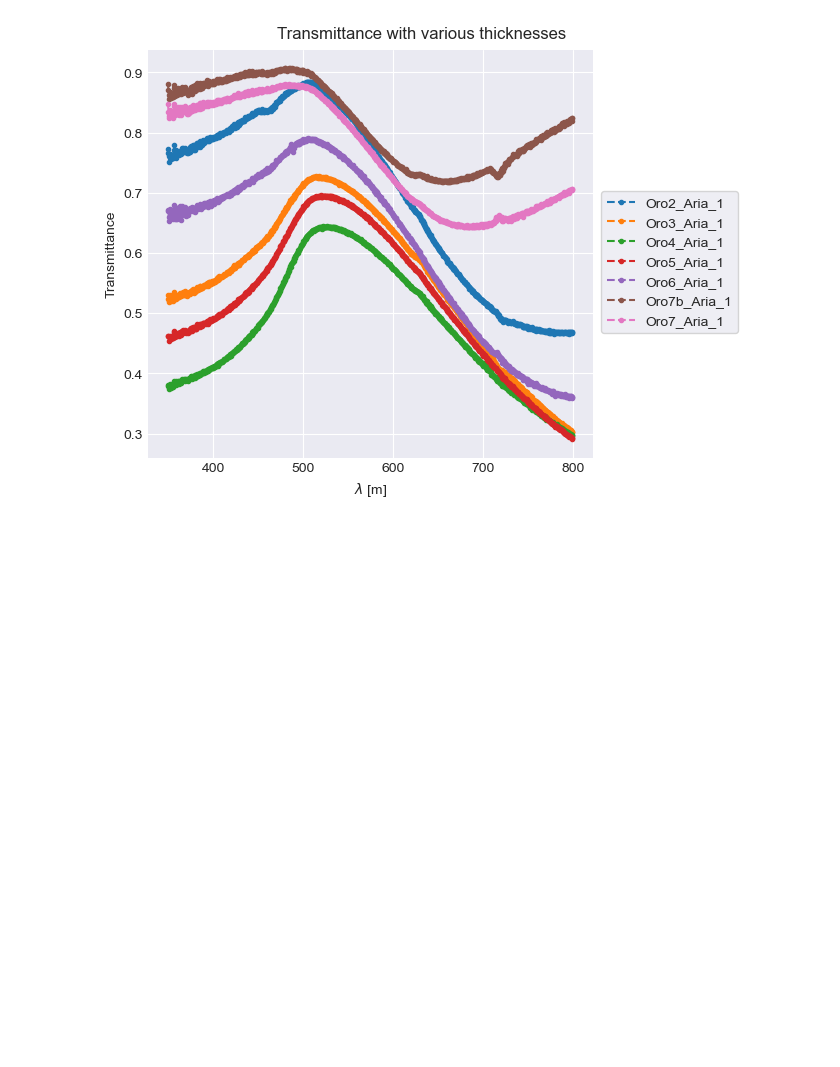
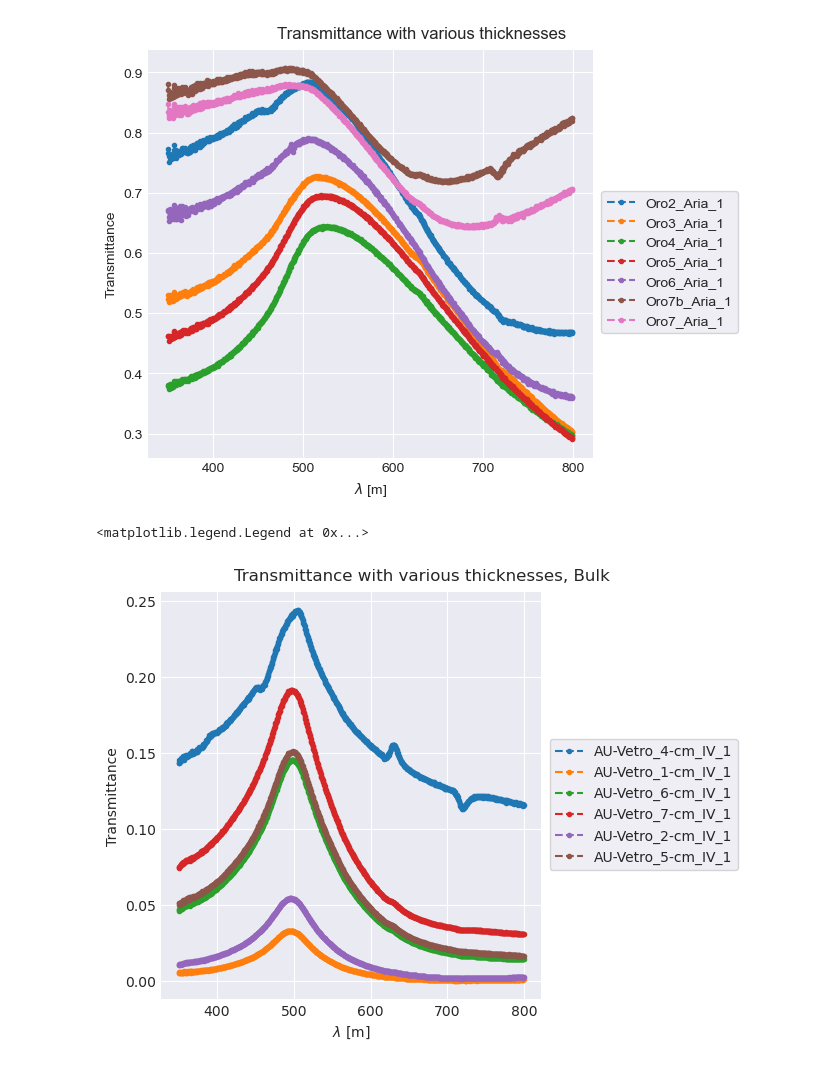
Before and after one commit to RandDouble/lab_mat, a Jupyter notebook: Spettrofotometro_Trans.ipynb, the cells around one changed output. Saved outputs shown, nothing was run; the diff lists cells and outputs as text; code cells hidden in the pictures; blank space fills up the shorter version.

```diff
--- a/Spettrofotometro_Trans.ipynb
+++ b/Spettrofotometro_Trans.ipynb
@@ -158,3 +158,31 @@ fig.legend(loc="outside right", frameon=True)
 # %% [output]
 <matplotlib.legend.Legend at 0x...>
 [figure]
+# %%
+import matplotlib.pyplot as plt
+from pathlib import Path
+import pandas as pd
+
+plt.style.use("seaborn-v0_8-darkgrid")
+
+bulk = []
+
+for file in Path("data/12-05_spettrofotometro/ELAB/").iterdir():
+    if file.match("AU*"):
+        bulk.append([pd.read_csv(file), file])
+
+fig, ax = plt.subplots(layout="constrained")
+
+for df in bulk:
+    name = df[1].stem
+    data = df[0]
+    data = data[data["lambda"]<800e-9]
+    ax.plot( data["lambda"]*1e9, data["polished"],".--", label=str(name))
+
+ax.set_xlabel("$\\lambda$ [m]")
+ax.set_ylabel("Transmittance")
+fig.suptitle("Transmittance with various thicknesses, Bulk")
+fig.legend(loc="outside right", frameon=True)
+# %% [output]
+<matplotlib.legend.Legend at 0x...>
+[figure, added]
```
Also changed, not shown: 1 other file.
